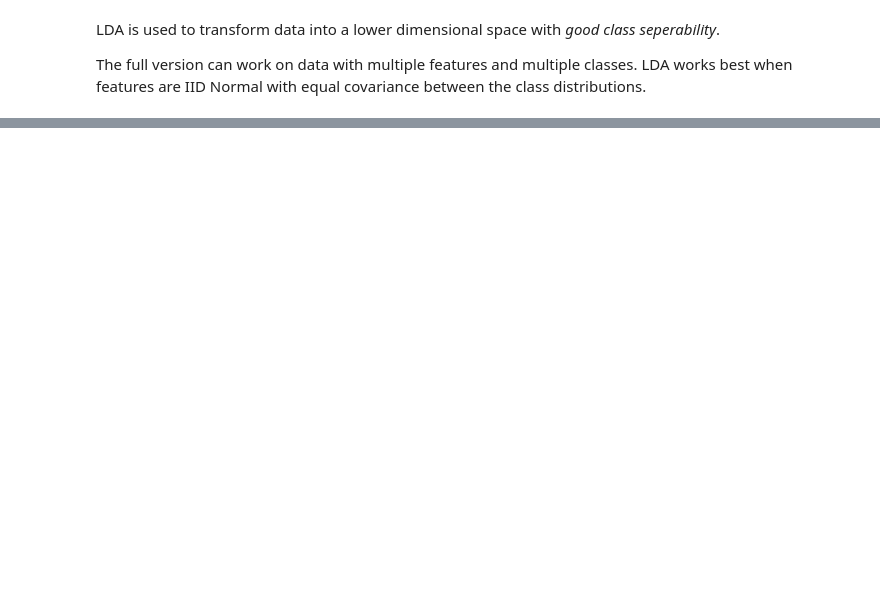
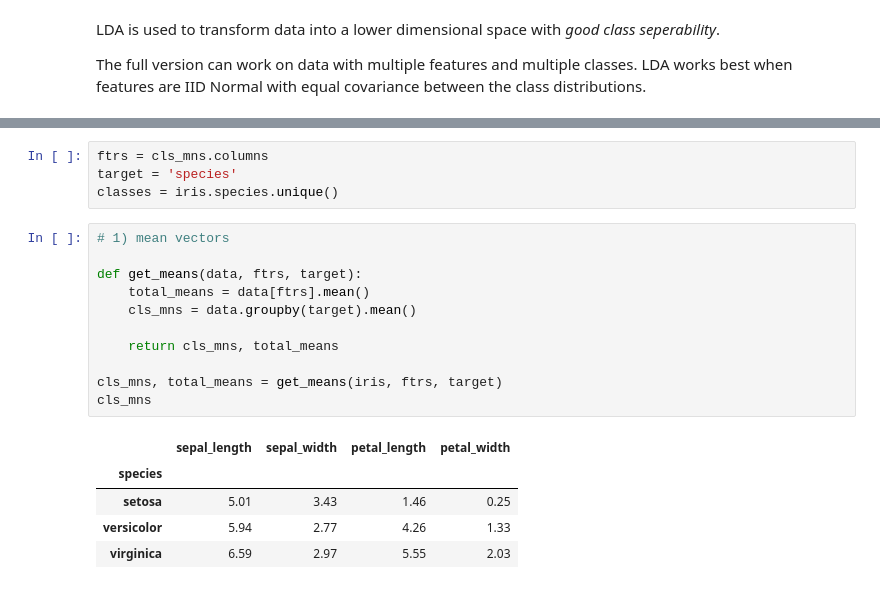
Before and after one commit to rshap91/Algorithms, a Jupyter notebook: Linear_Discriminant_Analysis.ipynb, the cells around one changed output, grey strips where cells are left out. Drawn from its saved outputs; the diff is of its cells as text; blank space fills up the shorter version.

```diff
--- a/Linear_Discriminant_Analysis.ipynb
+++ b/Linear_Discriminant_Analysis.ipynb
@@ -125,0 +153,21 @@ The full version can work on data with multiple features and multiple classes. L
+# %%
+ftrs = cls_mns.columns
+target = 'species'
+classes = iris.species.unique()
+# %%
+# 1) mean vectors
+
+def get_means(data, ftrs, target):
+    total_means = data[ftrs].mean()
+    cls_mns = data.groupby(target).mean()
+
+    return cls_mns, total_means
+
+cls_mns, total_means = get_means(iris, ftrs, target)
+cls_mns
+# %% [output]
+|  | sepal_length | sepal_width | petal_length | petal_width |
+| species |  |  |  |  |
+| setosa | 5.01 | 3.43 | 1.46 | 0.25 |
+| versicolor | 5.94 | 2.77 | 4.26 | 1.33 |
+| virginica | 6.59 | 2.97 | 5.55 | 2.03 |
```
Also changed, not shown: parts of 25 cells of this notebook.
